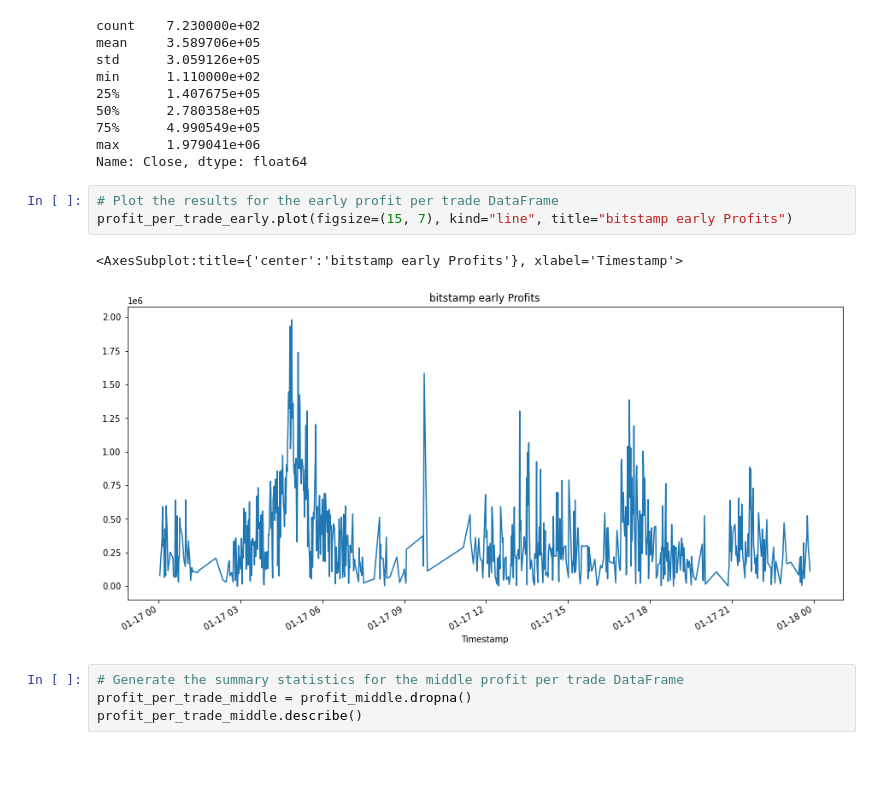
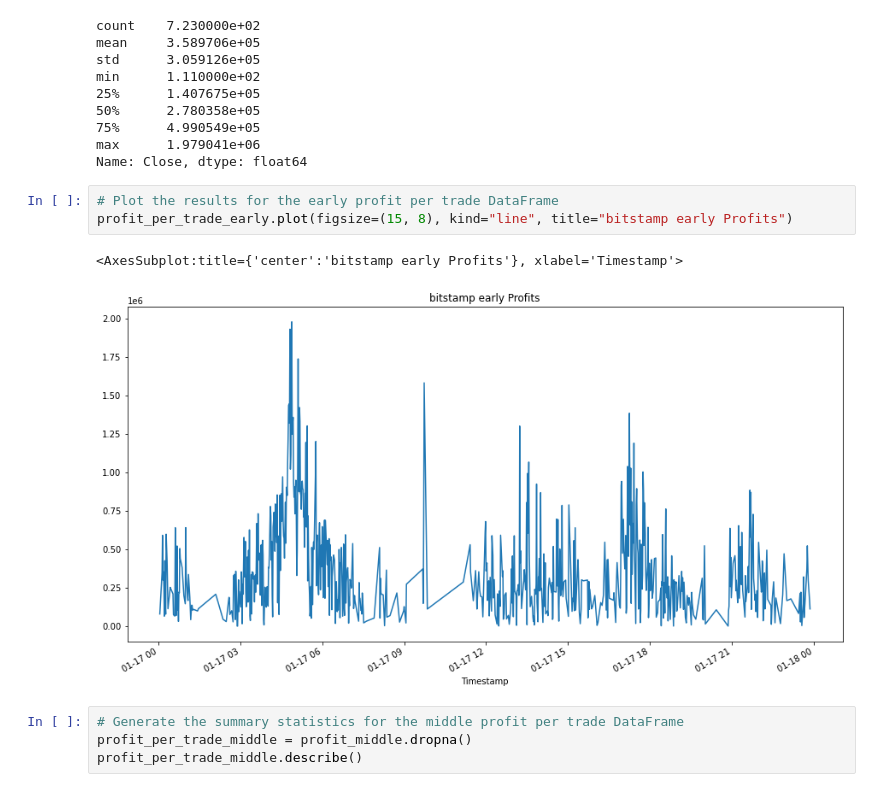
Before and after one commit to EGeorge2021r/Challenge3Repo, a Jupyter notebook: Starter_Code/crypto_arbitrage.ipynb, the cells around one changed output. Saved outputs shown, nothing was run; the diff lists cells and outputs as text; blank space fills up the shorter version.

```diff
--- a/Starter_Code/crypto_arbitrage.ipynb
+++ b/Starter_Code/crypto_arbitrage.ipynb
@@ -910,10 +946,10 @@ max      1.979041e+06
 Name: Close, dtype: float64
 # %%
 # Plot the results for the early profit per trade DataFrame
-profit_per_trade_early.plot(figsize=(15, 7), kind="line", title="bitstamp early Profits")
+profit_per_trade_early.plot(figsize=(15, 8), kind="line", title="bitstamp early Profits")
 # %% [output]
 <AxesSubplot:title={'center':'bitstamp early Profits'}, xlabel='Timestamp'>
-[figure, old version]
+[figure, new version]
 # %%
 # Generate the summary statistics for the middle profit per trade DataFrame
 profit_per_trade_middle = profit_middle.dropna()
```
Also changed, not shown: parts of 15 cells of this notebook.
